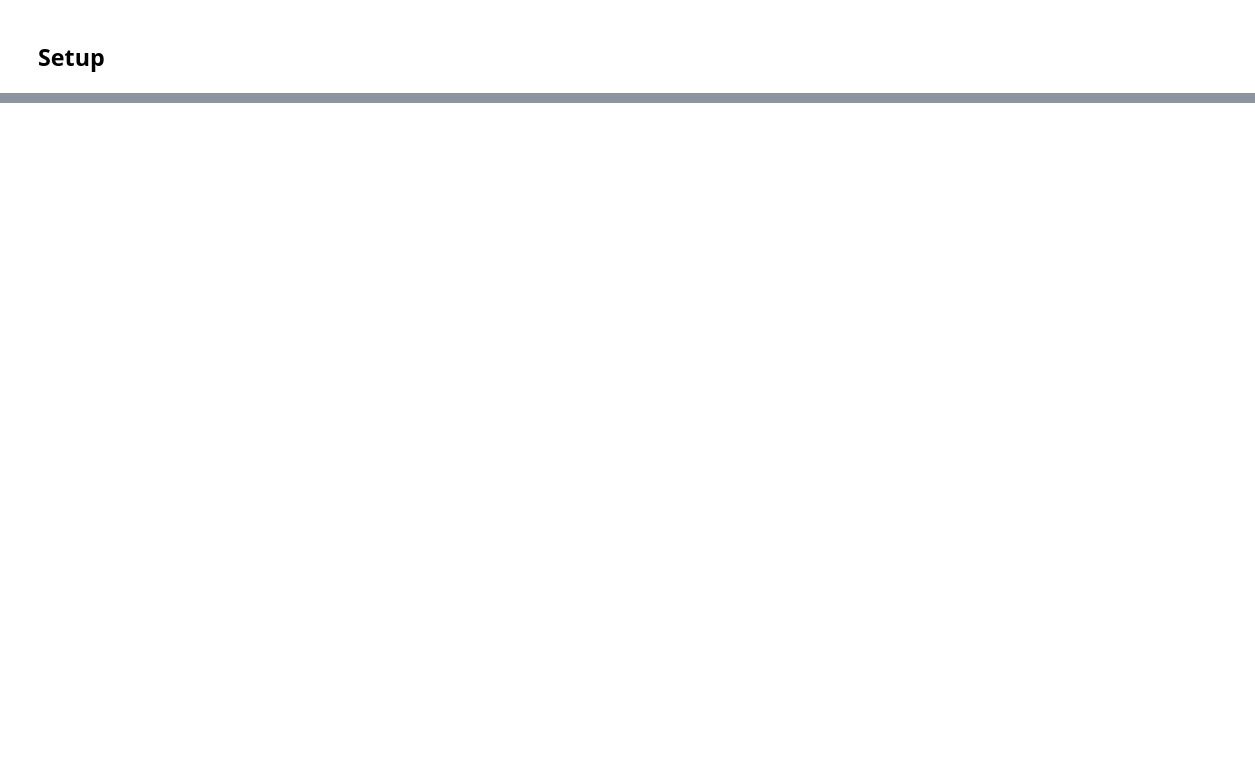
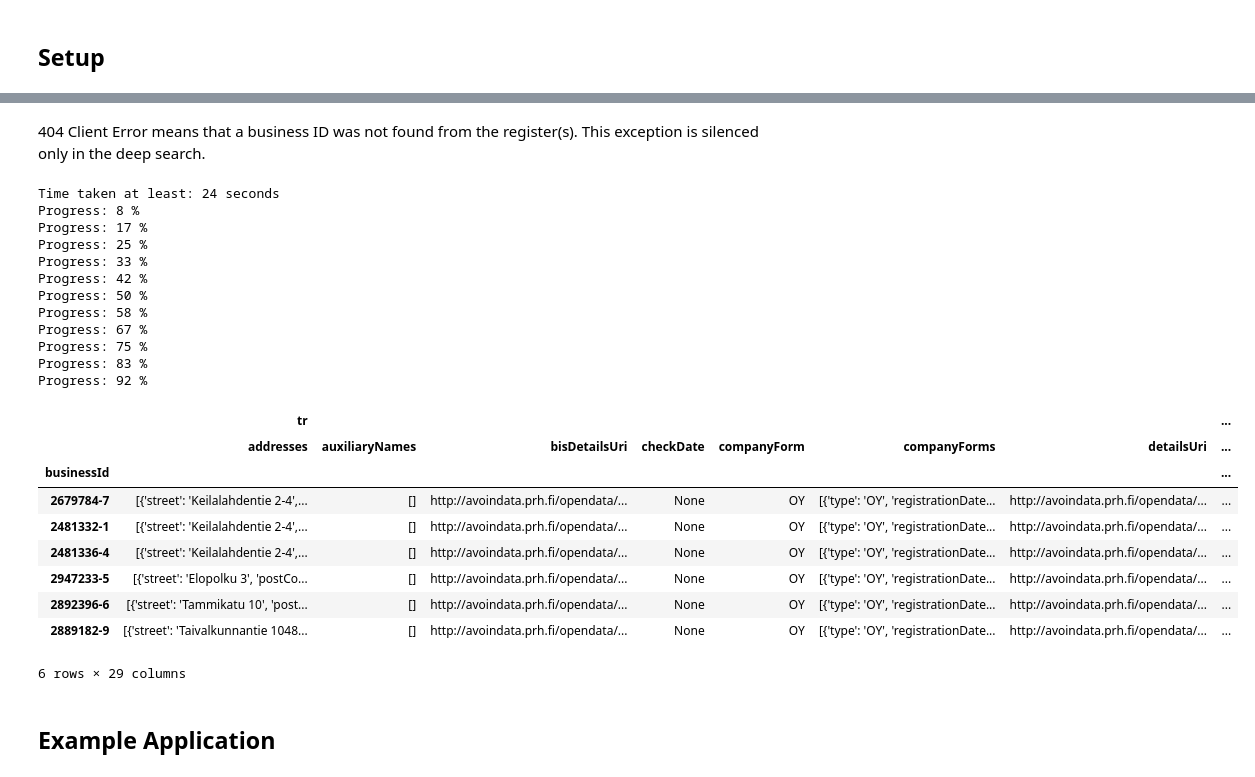
Before and after one commit to Miksus/finnish_business_portal, a Jupyter notebook: demo.ipynb, the cells around one changed output, grey strips where cells are left out. Saved outputs shown, nothing was run; the diff lists cells and outputs as text; code cells hidden in the pictures; blank space fills up the shorter version.

```diff
--- a/demo.ipynb
+++ b/demo.ipynb
@@ -158,0 +169,29 @@ TypeError: List type search parameters unequal lengths: [2, 3]
+# %% [markdown]
+404 Client Error means that a business ID was not found from the register(s). This exception is silenced only in the deep search.
+# %%
+bportal.search_companies_deep(name=["Fortum", "Nokia"], display_="default", max_results=3)
+# %% [output]
+Time taken at least: 24 seconds
+Progress: 8 %
+Progress: 17 %
+Progress: 25 %
+Progress: 33 %
+Progress: 42 %
+Progress: 50 %
+Progress: 58 %
+Progress: 67 %
+Progress: 75 %
+Progress: 83 %
+Progress: 92 %
+|  | tr |  |  |  |  |  |  | ... |
+|  | addresses | auxiliaryNames | bisDetailsUri | checkDate | companyForm | companyForms | detailsUri | ... |
+| businessId |  |  |  |  |  |  |  | ... |
+| 2679784-7 | [{'street': 'Keilalahdentie 2-4',... | [] | http://avoindata.prh.fi/opendata/... | None | OY | [{'type': 'OY', 'registrationDate... | http://avoindata.prh.fi/opendata/... | ... |
+| 2481332-1 | [{'street': 'Keilalahdentie 2-4',... | [] | http://avoindata.prh.fi/opendata/... | None | OY | [{'type': 'OY', 'registrationDate... | http://avoindata.prh.fi/opendata/... | ... |
+| 2481336-4 | [{'street': 'Keilalahdentie 2-4',... | [] | http://avoindata.prh.fi/opendata/... | None | OY | [{'type': 'OY', 'registrationDate... | http://avoindata.prh.fi/opendata/... | ... |
+| 2947233-5 | [{'street': 'Elopolku 3', 'postCo... | [] | http://avoindata.prh.fi/opendata/... | None | OY | [{'type': 'OY', 'registrationDate... | http://avoindata.prh.fi/opendata/... | ... |
+| 2892396-6 | [{'street': 'Tammikatu 10', 'post... | [] | http://avoindata.prh.fi/opendata/... | None | OY | [{'type': 'OY', 'registrationDate... | http://avoindata.prh.fi/opendata/... | ... |
+| 2889182-9 | [{'street': 'Taivalkunnantie 1048... | [] | http://avoindata.prh.fi/opendata/... | None | OY | [{'type': 'OY', 'registrationDate... | http://avoindata.prh.fi/opendata/... | ... |
+6 rows × 29 columns
+# %% [markdown]
+## Example Application<a class="anchor" id="H3"></a>
```
Also changed, not shown: parts of 38 cells of this notebook, 6 other files.
